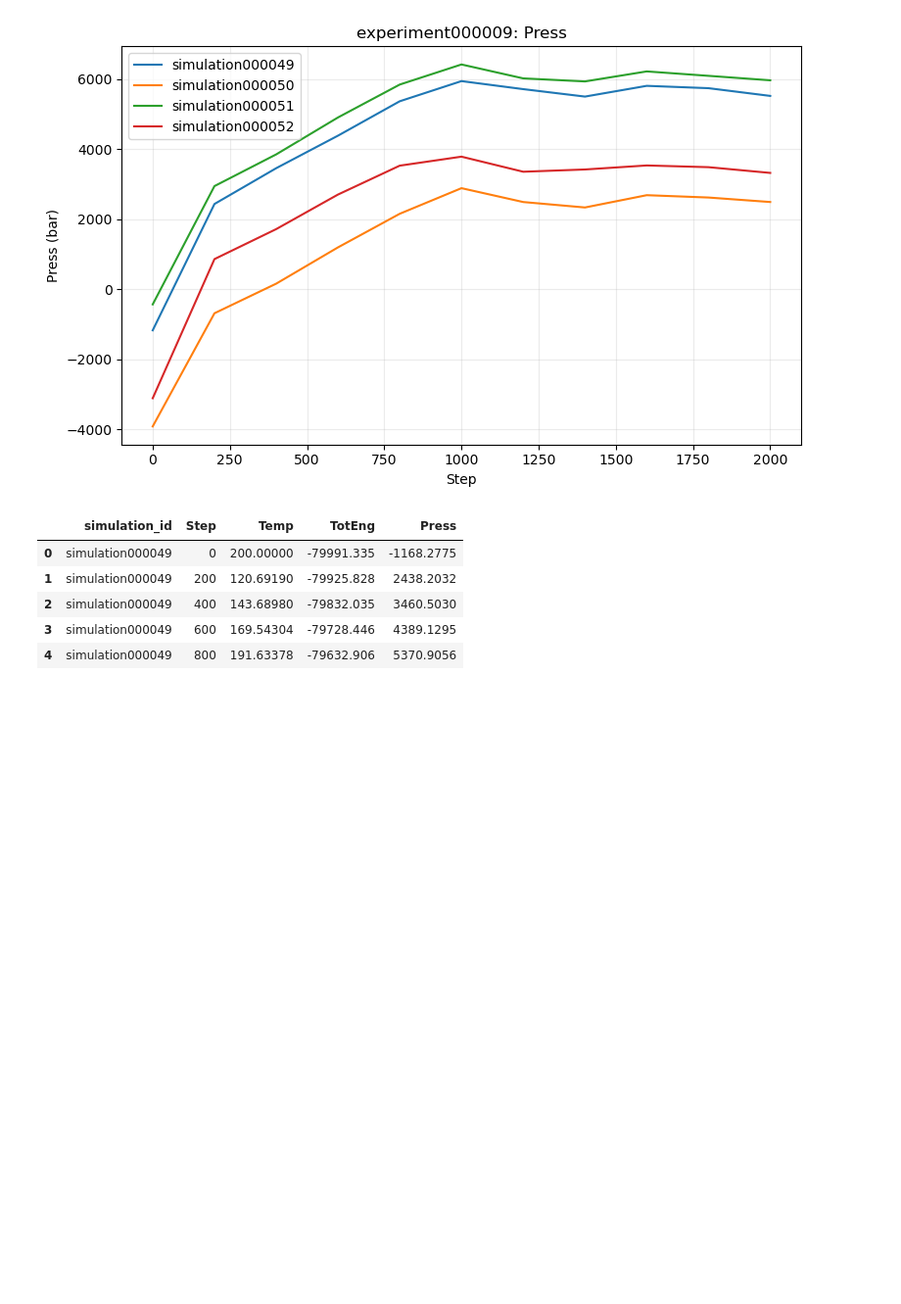
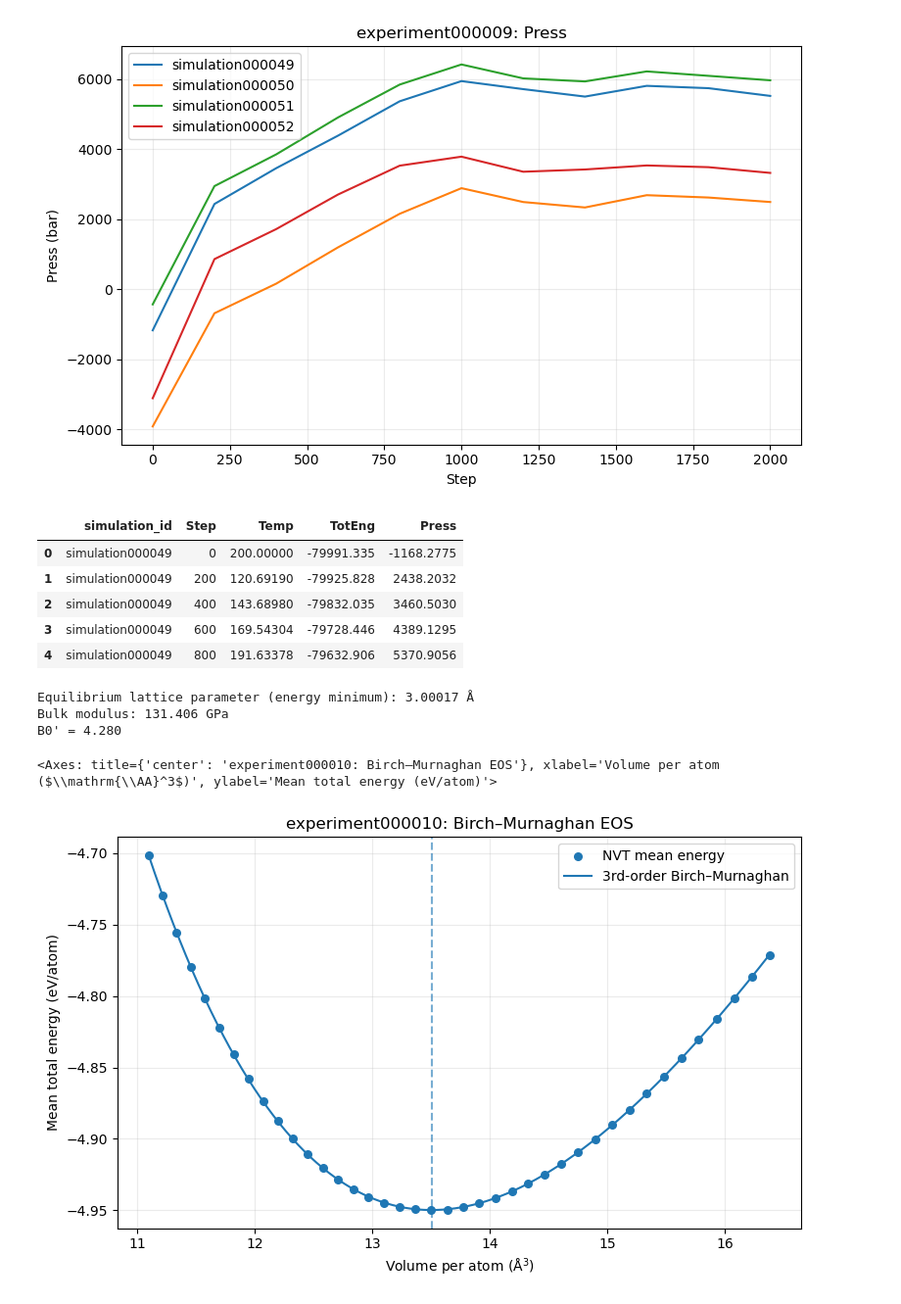
Before and after one commit to jamunozlab/NiTi-defect-thermodynamics, a Jupyter notebook: UTEP_LAMMPS_experiment_analysis.ipynb, the cells around one changed output. Shown at 98% size. Drawn from its saved outputs; the diff is of its cells as text; code cells hidden in the pictures; blank space fills up the shorter version.

```diff
--- a/UTEP_LAMMPS_experiment_analysis.ipynb
+++ b/UTEP_LAMMPS_experiment_analysis.ipynb
@@ -141,3 +260,20 @@ display(single_simulation_df.head())
 | 2 | simulation000049 | 400 | 143.68980 | -79832.035 | 3460.5030 |
 | 3 | simulation000049 | 600 | 169.54304 | -79728.446 | 4389.1295 |
 | 4 | simulation000049 | 800 | 191.63378 | -79632.906 | 5370.9056 |
+# %%
+experiment = LammpsExperiment(
+    "experiment000010",  # Replace with your experiment ID
+    repo_root=REPO_ROOT
+)
+
+results = experiment.fit_birch_murnaghan(
+    discard_fraction=0.5
+)
+
+experiment.plot_birch_murnaghan()
+# %% [output]
+Equilibrium lattice parameter (energy minimum): 3.00017 Å
+Bulk modulus: 131.406 GPa
+B0' = 4.280
+<Axes: title={'center': 'experiment000010: Birch–Murnaghan EOS'}, xlabel='Volume per atom ($\\mathrm{\\AA}^3$)', ylabel='Mean total energy (eV/atom)'>
+[figure, added]
```
Also changed, not shown: parts of 2 cells of this notebook, 5 other files.
